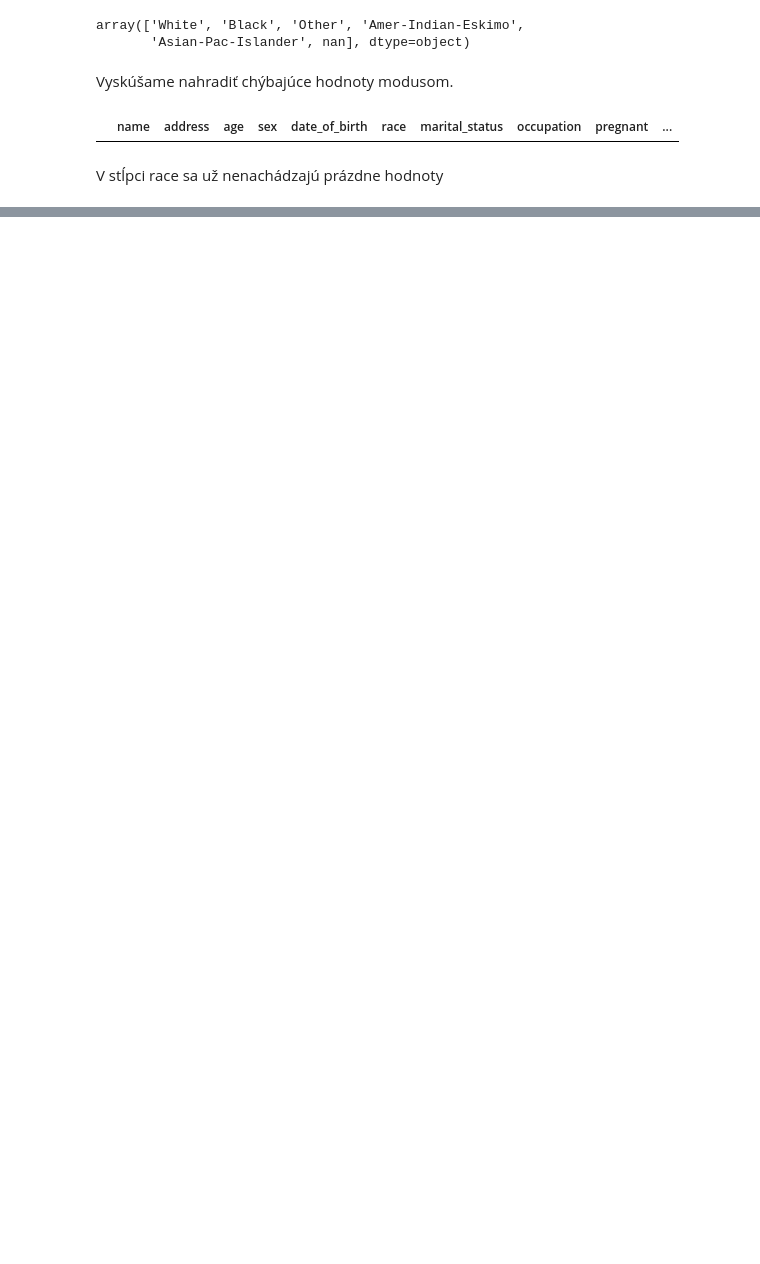
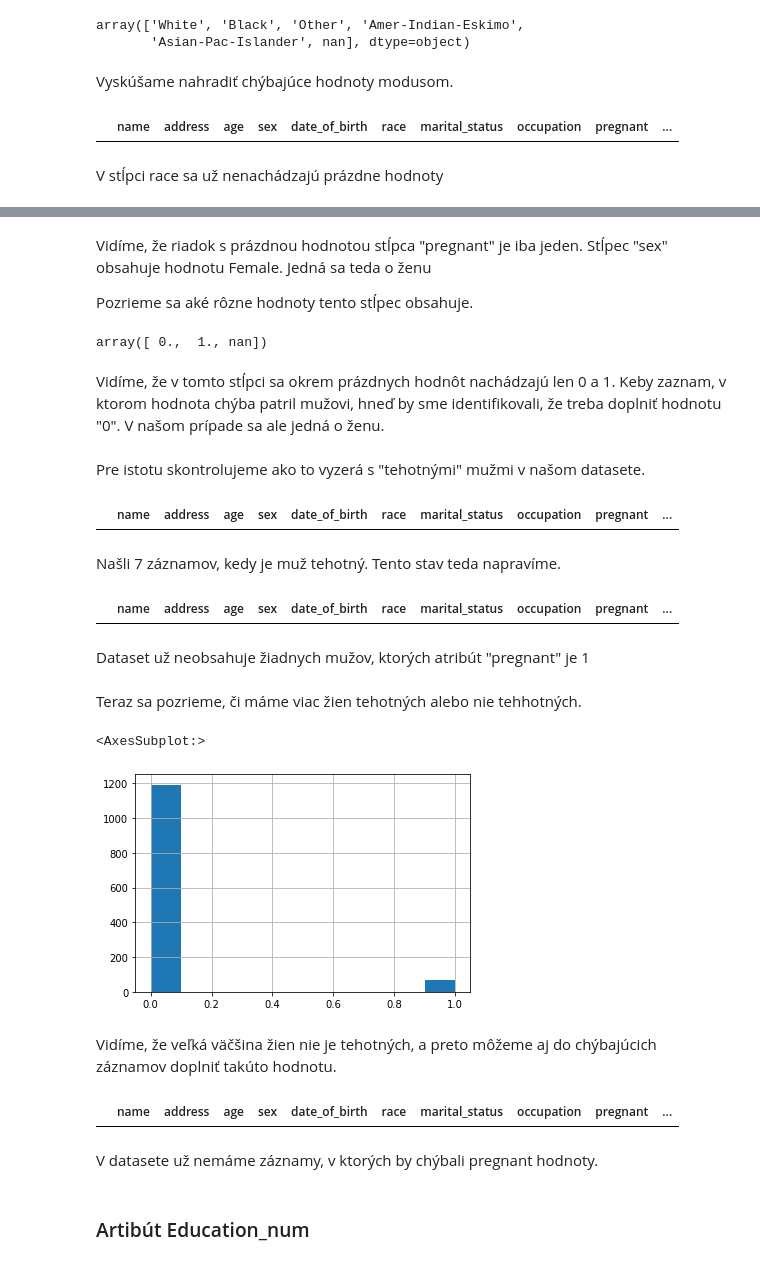
Before and after one commit to martinbudinsky3/diabetes-prediction, a Jupyter notebook: Budinsky_Balekova_Predspracovanie.ipynb, the cells around one changed output, grey strips where cells are left out. Saved outputs shown, nothing was run; the diff lists cells and outputs as text; code cells hidden in the pictures; blank space fills up the shorter version.

```diff
--- a/Budinsky_Balekova_Predspracovanie.ipynb
+++ b/Budinsky_Balekova_Predspracovanie.ipynb
@@ -491,0 +533,4 @@ V stĺpci race sa už nenachádzajú prázdne hodnoty
+# %%
+imp_marital = SimpleImputer(missing_values=np.nan, strategy='most_frequent')
+imp_marital.fit(train_data[['marital_status']])
+train_data['marital_status'] = imp_marital.transform(train_data[['marital_status']])
@@ -491,0 +581,4 @@ V stĺpci race sa už nenachádzajú prázdne hodnoty
+# %%
+imp_occupation = SimpleImputer(missing_values=np.nan, strategy='most_frequent')
+imp_occupation.fit(train_data[['occupation']])
+train_data['occupation'] = imp_occupation.transform(train_data[['occupation']])
@@ -491,0 +596,35 @@ V stĺpci race sa už nenachádzajú prázdne hodnoty
+# %% [markdown]
+Vidíme, že riadok s prázdnou hodnotou stĺpca "pregnant" je iba jeden. Stĺpec "sex" obsahuje hodnotu Female. Jedná sa teda o ženu
+
+Pozrieme sa aké rôzne hodnoty tento stĺpec obsahuje.
+# %%
+train_data['pregnant'].unique()
+# %% [output]
+array([ 0.,  1., nan])
+# %% [markdown]
+Vidíme, že v tomto stĺpci sa okrem prázdnych hodnôt nachádzajú len 0 a 1. Keby zaznam, v ktorom hodnota chýba patril mužovi, hneď by sme identifikovali, že treba doplniť hodnotu "0". V našom prípade sa ale jedná o ženu.
+# %% [markdown]
+Pre istotu skontrolujeme ako to vyzerá s "tehotnými" mužmi v našom datasete.
+# %%
+train_data.loc[(train_data['sex'] == 'Male') & (train_data['pregnant'] == 1)]
+# %% [output]
+|  | name | address | age | sex | date_of_birth | race | marital_status | occupation | pregnant | ... |
+# %% [markdown]
+Našli 7 záznamov, kedy je muž tehotný. Tento stav teda napravíme.
+# %%
+train_data.loc[(train_data['sex'] == 'Male') & (train_data['pregnant'] == 1), 'pregnant'] = 0
+# %%
+train_data.loc[(train_data['sex'] == 'Male') & (train_data['pregnant'] == 1)]
+# %% [output]
+|  | name | address | age | sex | date_of_birth | race | marital_status | occupation | pregnant | ... |
+# %% [markdown]
+Dataset už neobsahuje žiadnych mužov, ktorých atribút "pregnant" je 1
+# %% [markdown]
+Teraz sa pozrieme, či máme viac žien tehotných alebo nie tehhotných.
+# %%
+train_data.loc[(train_data['sex'] == 'Female'), 'pregnant'].hist()
+# %% [output]
+<AxesSubplot:>
+[figure, added]
+# %% [markdown]
+Vidíme, že veľká väčšina žien nie je tehotných, a preto môžeme aj do chýbajúcich záznamov doplniť takúto hodnotu.
@@ -491,0 +635,8 @@ V stĺpci race sa už nenachádzajú prázdne hodnoty
+# %%
+train_data[train_data['pregnant'].isnull()]
+# %% [output]
+|  | name | address | age | sex | date_of_birth | race | marital_status | occupation | pregnant | ... |
+# %% [markdown]
+V datasete už nemáme záznamy, v ktorých by chýbali pregnant hodnoty.
+# %% [markdown]
+### Artibút Education_num
```
Also changed, not shown: parts of 59 cells of this notebook, 1 other file.
